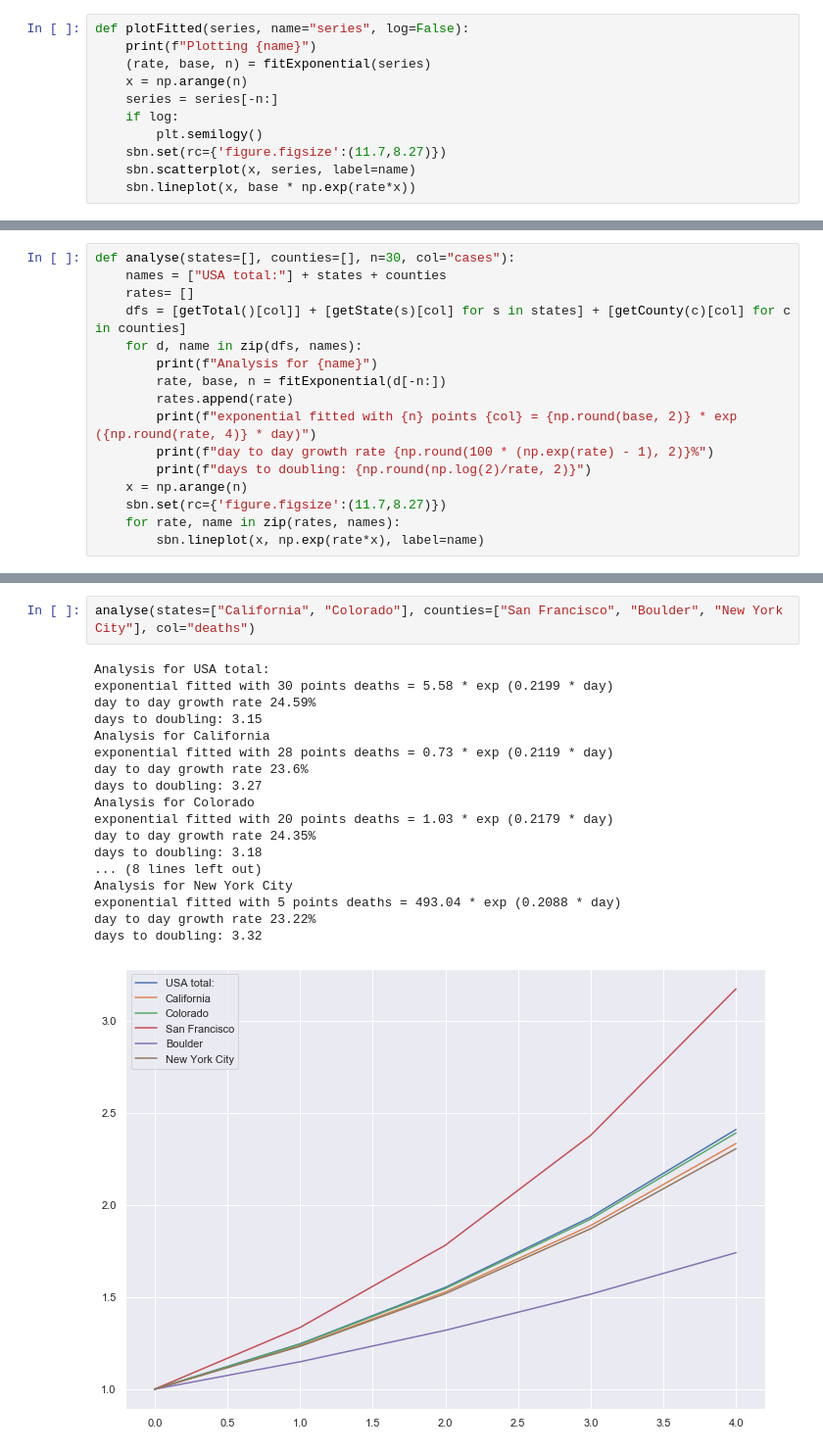
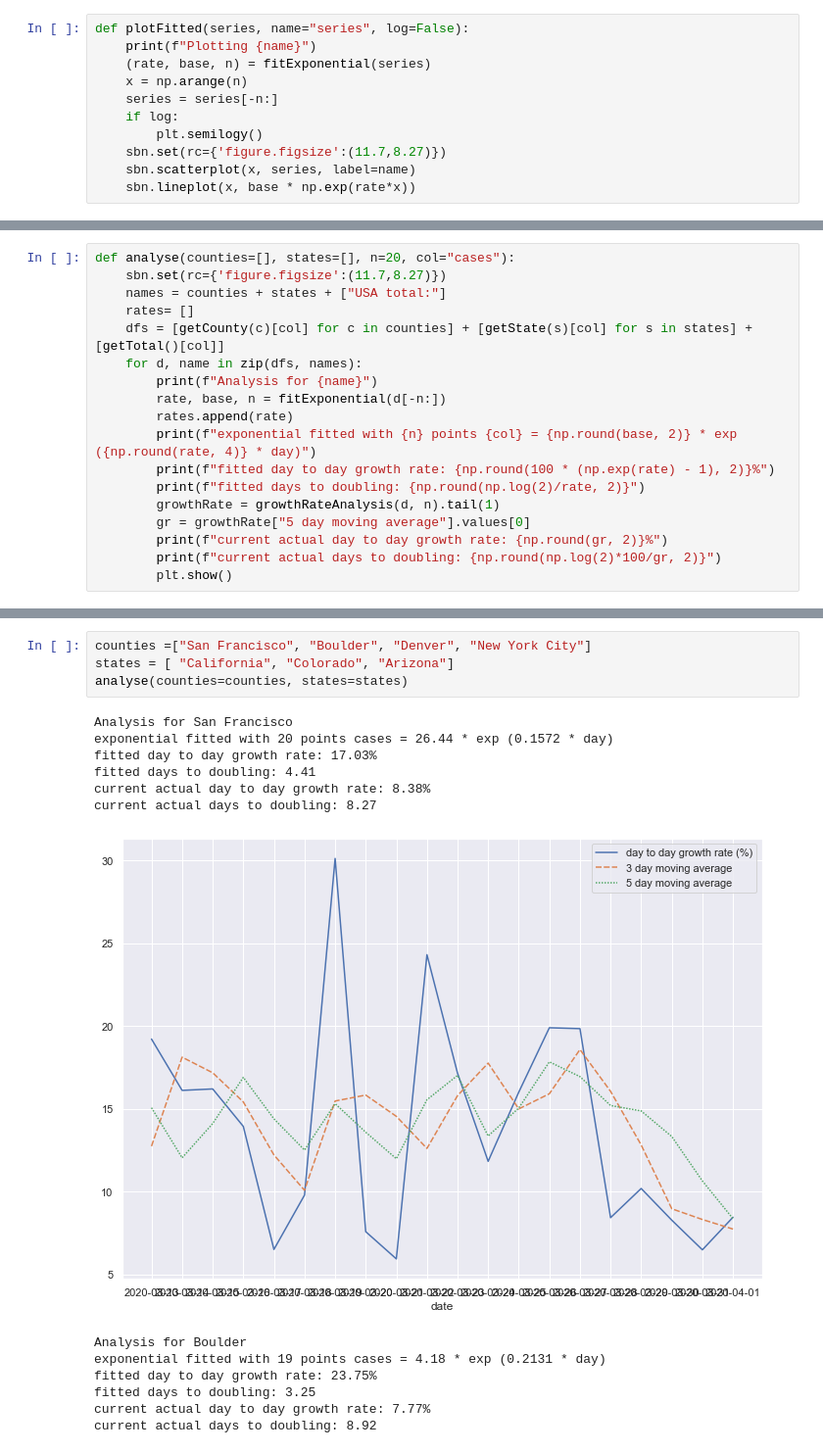
Before and after one commit to freefrancisco/covidanalysis, a Jupyter notebook: CovidAnalysis.ipynb, the cells around one changed output, grey strips where cells are left out. Shown at 98% size. Cells and saved outputs as stored; diff of their text form.

```diff
--- a/CovidAnalysis.ipynb
+++ b/CovidAnalysis.ipynb
@@ -71,16 +94,18 @@ Plotting USA
 # %%
-def analyse(states=[], counties=[], n=30, col="cases"):
-    names = ["USA total:"] + states + counties
+def analyse(counties=[], states=[], n=20, col="cases"):
+    sbn.set(rc={'figure.figsize':(11.7,8.27)})
+    names = counties + states + ["USA total:"]
     rates= []
-    dfs = [getTotal()[col]] + [getState(s)[col] for s in states] + [getCounty(c)[col] for c in counties]
+    dfs = [getCounty(c)[col] for c in counties] + [getState(s)[col] for s in states] + [getTotal()[col]]
     for d, name in zip(dfs, names):
         print(f"Analysis for {name}")
         rate, base, n = fitExponential(d[-n:])
         rates.append(rate)
         print(f"exponential fitted with {n} points {col} = {np.round(base, 2)} * exp ({np.round(rate, 4)} * day)")
-        print(f"day to day growth rate {np.round(100 * (np.exp(rate) - 1), 2)}%")
-        print(f"days to doubling: {np.round(np.log(2)/rate, 2)}")
-    x = np.arange(n)
-    sbn.set(rc={'figure.figsize':(11.7,8.27)})
-    for rate, name in zip(rates, names):
-        sbn.lineplot(x, np.exp(rate*x), label=name)
+        print(f"fitted day to day growth rate: {np.round(100 * (np.exp(rate) - 1), 2)}%")
+        print(f"fitted days to doubling: {np.round(np.log(2)/rate, 2)}")
+        growthRate = growthRateAnalysis(d, n).tail(1)
+        gr = growthRate["5 day moving average"].values[0]
+        print(f"current actual day to day growth rate: {np.round(gr, 2)}%")
+        print(f"current actual days to doubling: {np.round(np.log(2)*100/gr, 2)}")
+        plt.show()
@@ -108,21 +112,18 @@ days to doubling: 2.18
-# %%
-analyse(states=["California", "Colorado"], counties=["San Francisco", "Boulder", "New York City"], col="deaths")
-# %% [output]
-Analysis for USA total:
-exponential fitted with 30 points deaths = 5.58 * exp (0.2199 * day)
-day to day growth rate 24.59%
-days to doubling: 3.15
-Analysis for California
-exponential fitted with 28 points deaths = 0.73 * exp (0.2119 * day)
-day to day growth rate 23.6%
-days to doubling: 3.27
-Analysis for Colorado
-exponential fitted with 20 points deaths = 1.03 * exp (0.2179 * day)
-day to day growth rate 24.35%
-days to doubling: 3.18
-... (8 lines left out)
-Analysis for New York City
-exponential fitted with 5 points deaths = 493.04 * exp (0.2088 * day)
-day to day growth rate 23.22%
-days to doubling: 3.32
-[figure, removed]
+# %%
+counties =["San Francisco", "Boulder", "Denver", "New York City"]
+states = [ "California", "Colorado", "Arizona"]
+analyse(counties=counties, states=states)
+# %% [output]
+Analysis for San Francisco
+exponential fitted with 20 points cases = 26.44 * exp (0.1572 * day)
+fitted day to day growth rate: 17.03%
+fitted days to doubling: 4.41
+current actual day to day growth rate: 8.38%
+current actual days to doubling: 8.27
+[figure, added]
+Analysis for Boulder
+exponential fitted with 19 points cases = 4.18 * exp (0.2131 * day)
+fitted day to day growth rate: 23.75%
+fitted days to doubling: 3.25
+current actual day to day growth rate: 7.77%
+current actual days to doubling: 8.92
```
Also changed, not shown: parts of 9 cells of this notebook, 1 other file.
